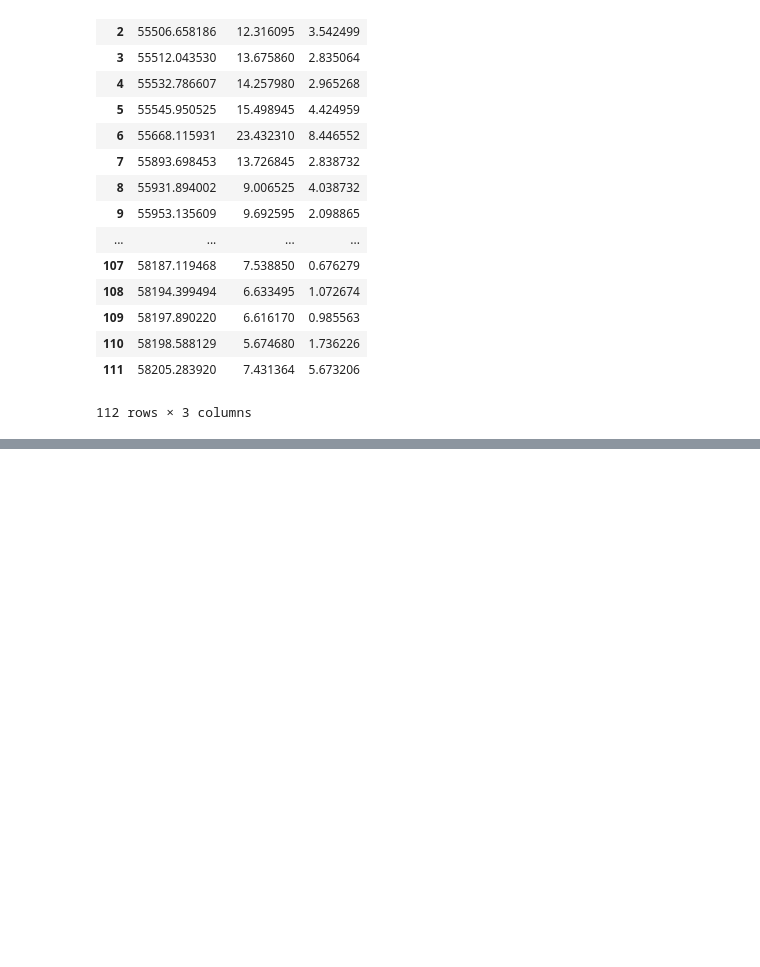
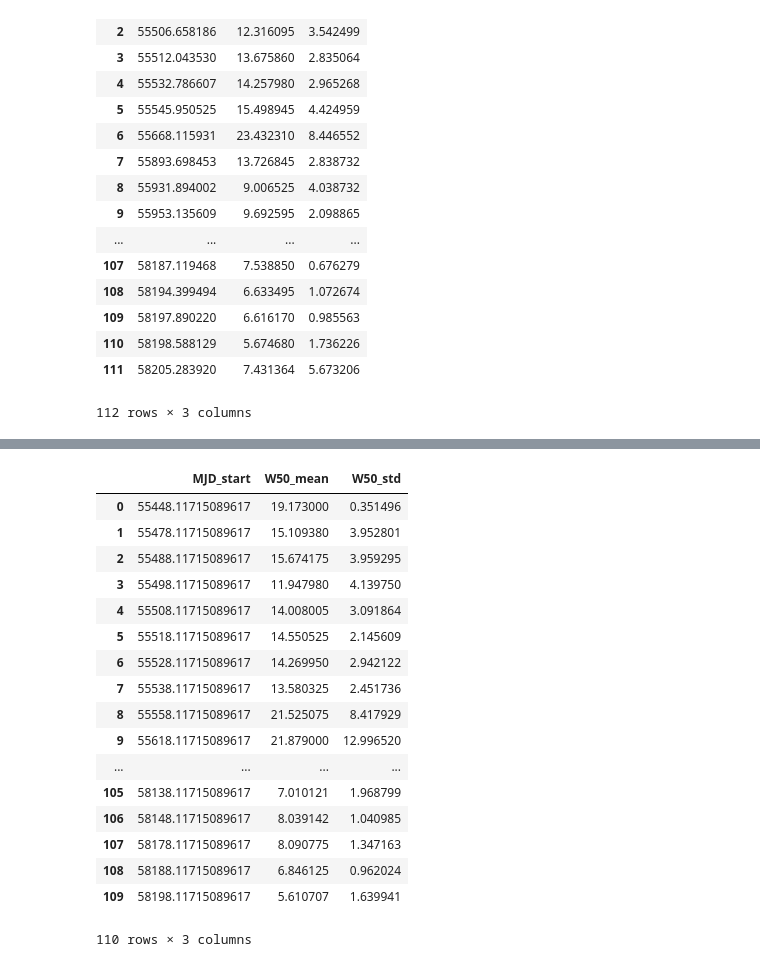
Before and after one commit to KazAndr/SWTraject, a Jupyter notebook: W50_30d&10d.ipynb, the cells around one changed output, grey strips where cells are left out. Drawn from its saved outputs; the diff is of its cells as text; code cells hidden in the pictures; blank space fills up the shorter version.

Commit message:
Code for spliting data by bins and save MJD start was added in W50_30d&10d.ipynb

```diff
--- a/W50_30d&10d.ipynb
+++ b/W50_30d&10d.ipynb
@@ -90,0 +158,32 @@ resul_tab.to_csv('W50_bin_10.csv', sep='\t', header=True, index=False)
+# %%
+res_table = res_table.reset_index()
+# %%
+res_table['MJD_start'] = None
+# %%
+for index, row in res_table.iterrows():
+    time_utc_start = Time(str(row['Time_series']).replace(' ', 'T'), precision=7)
+    res_table.loc[index,'MJD_start'] = str(time_utc_start.mjd)
+# %%
+res_table.columns = ['Time_start' ,'W50_mean', 'W50_std', 'MJD_start']
+res_table = res_table[['MJD_start', 'W50_mean', 'W50_std']]
+# %%
+res_table
+# %% [output]
+|  | MJD_start | W50_mean | W50_std |
+| 0 | 55448.11715089617 | 19.173000 | 0.351496 |
+| 1 | 55478.11715089617 | 15.109380 | 3.952801 |
+| 2 | 55488.11715089617 | 15.674175 | 3.959295 |
+| 3 | 55498.11715089617 | 11.947980 | 4.139750 |
+| 4 | 55508.11715089617 | 14.008005 | 3.091864 |
+| 5 | 55518.11715089617 | 14.550525 | 2.145609 |
+| 6 | 55528.11715089617 | 14.269950 | 2.942122 |
+| 7 | 55538.11715089617 | 13.580325 | 2.451736 |
+| 8 | 55558.11715089617 | 21.525075 | 8.417929 |
+| 9 | 55618.11715089617 | 21.879000 | 12.996520 |
+| ... | ... | ... | ... |
+| 105 | 58138.11715089617 | 7.010121 | 1.968799 |
+| 106 | 58148.11715089617 | 8.039142 | 1.040985 |
+| 107 | 58178.11715089617 | 8.090775 | 1.347163 |
+| 108 | 58188.11715089617 | 6.846125 | 0.962024 |
+| 109 | 58198.11715089617 | 5.610707 | 1.639941 |
+110 rows × 3 columns
```
Also changed, not shown: parts of 15 cells of this notebook, 3 other files.
